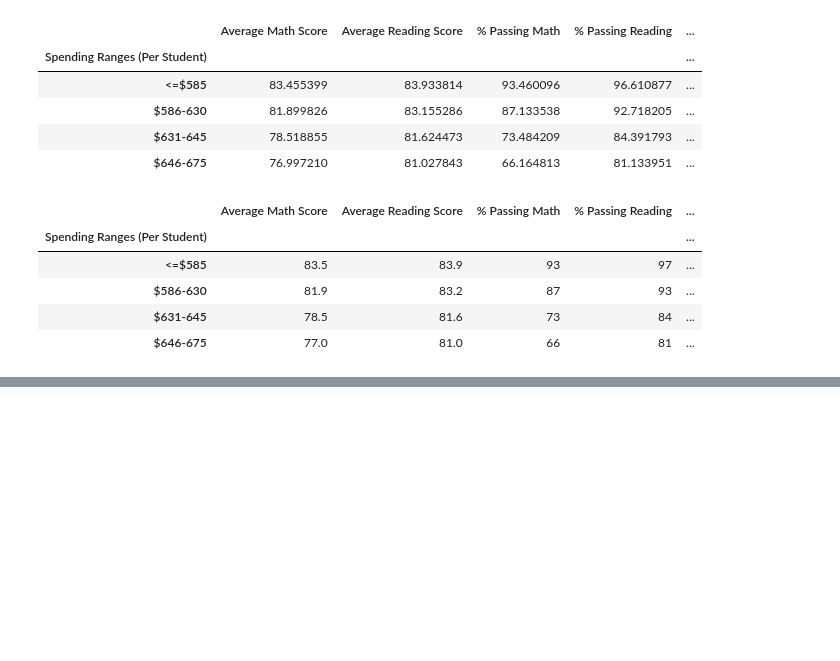
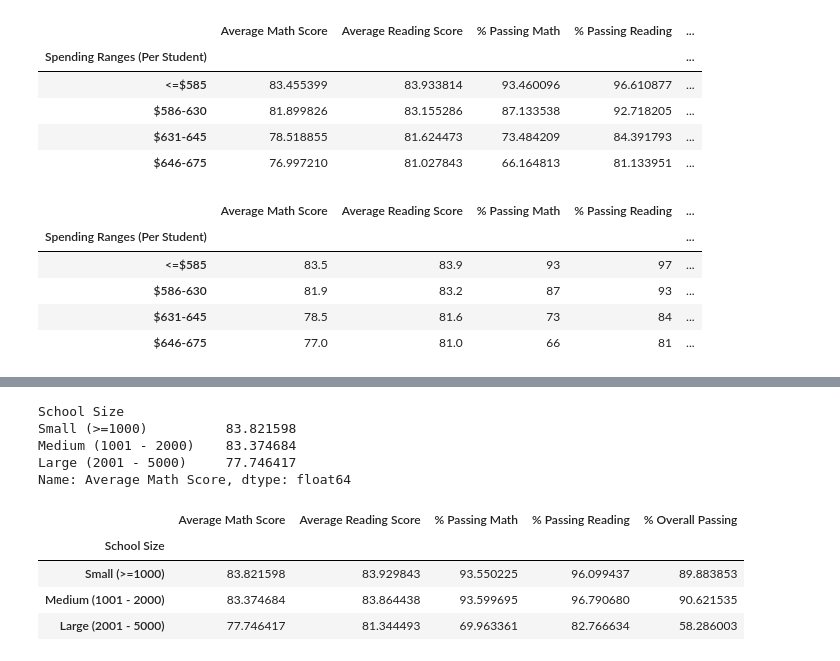
Before and after one commit to CYLaiMDPhD/School_District_Analysis, a Jupyter notebook: PyCitySchools.ipynb, the cells around one changed output, grey strips where cells are left out. Saved outputs shown, nothing was run; the diff lists cells and outputs as text; code cells hidden in the pictures; blank space fills up the shorter version.

Commit message:
Updated files through Module 4.12 exercises (scores by school size).

```diff
--- a/PyCitySchools.ipynb
+++ b/PyCitySchools.ipynb
@@ -1385,0 +1388,8 @@ spending_summary_df
+# %%
+# Make the bins
+size_bins = [0,1000, 2000, 5000]
+size_bin_names = ["Small (>=1000)","Medium (1001 - 2000)", "Large (2001 - 5000)"]
+# %%
+# Add school size bins to per_school_summary_df
+per_school_summary_df["School Size"] = pd.cut(per_school_summary_df["Total Students"], size_bins, labels = size_bin_names)
+per_school_summary_df
@@ -1385,0 +1414,32 @@ spending_summary_df
+# %%
+# Create new data frame to summarize scores by school size
+# Create new series using .groupby and binning on school size
+size_math_scores = per_school_summary_df.groupby(["School Size"]).mean()["Average Math Score"]
+size_reading_scores = per_school_summary_df.groupby(["School Size"]).mean()["Average Reading Score"]
+size_passing_math = per_school_summary_df.groupby(["School Size"]).mean()["% Passing Math"]
+size_passing_reading = per_school_summary_df.groupby(["School Size"]).mean()["% Passing Reading"]
+size_overall_passing = per_school_summary_df.groupby(["School Size"]).mean()["% Overall Passing"]
+# %%
+size_math_scores
+# %% [output]
+School Size
+Small (>=1000)          83.821598
+Medium (1001 - 2000)    83.374684
+Large (2001 - 5000)     77.746417
+Name: Average Math Score, dtype: float64
+# %%
+# Create the data frame with above series
+size_summary_df = pd.DataFrame({
+    "Average Math Score":size_math_scores,
+    "Average Reading Score":size_reading_scores,
+    "% Passing Math":size_passing_math,
+    "% Passing Reading":size_passing_reading,
+    "% Overall Passing":size_overall_passing})
+
+size_summary_df
+# %% [output]
+|  | Average Math Score | Average Reading Score | % Passing Math | % Passing Reading | % Overall Passing |
+| School Size |  |  |  |  |  |
+| Small (>=1000) | 83.821598 | 83.929843 | 93.550225 | 96.099437 | 89.883853 |
+| Medium (1001 - 2000) | 83.374684 | 83.864438 | 93.599695 | 96.790680 | 90.621535 |
+| Large (2001 - 5000) | 77.746417 | 81.344493 | 69.963361 | 82.766634 | 58.286003 |
```
Also changed, not shown: parts of 3 cells of this notebook, 1 other file.
